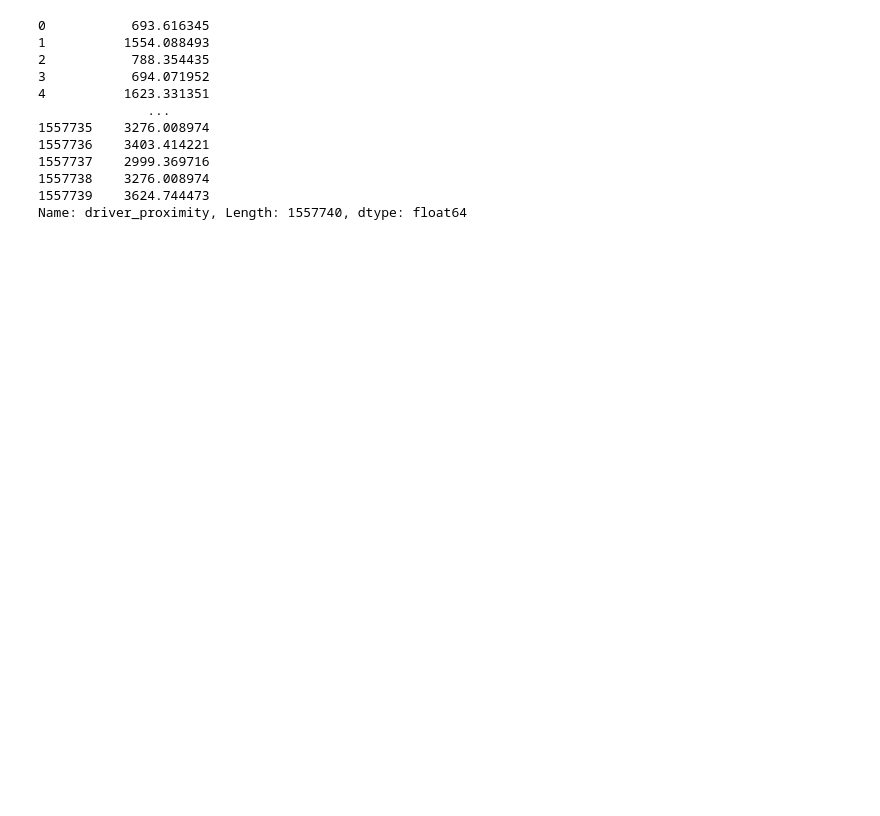
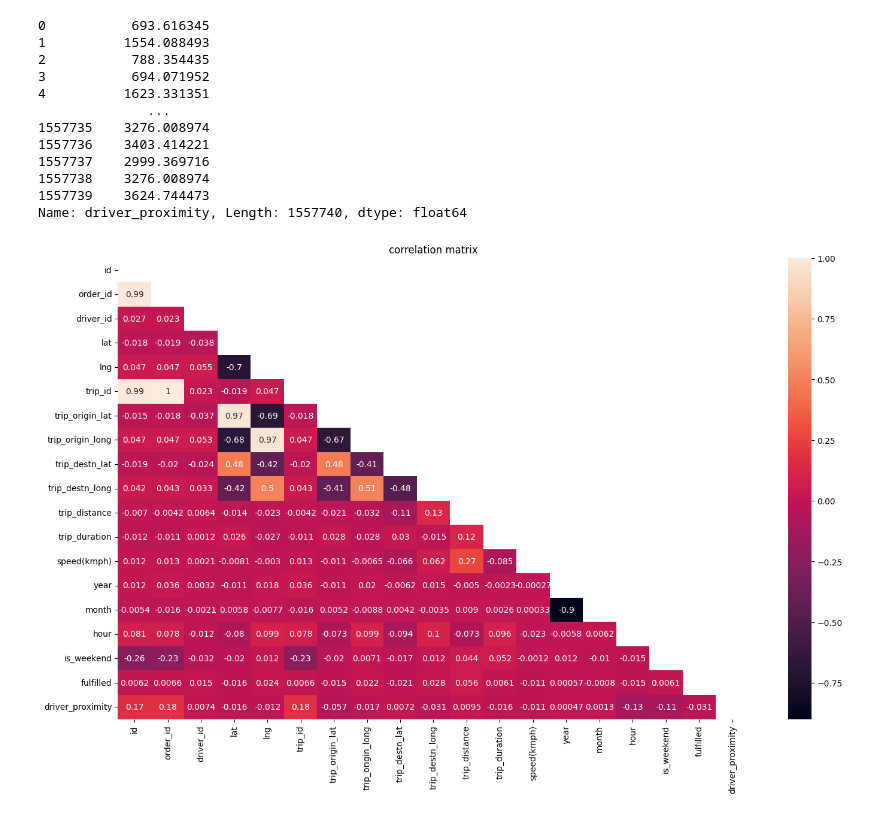
Before and after one commit to nahomHmichael/gokada-delivery-optimisation-with-causal-inference, a Jupyter notebook: notebooks/causal_modelling.ipynb, the cells around one changed output. Cells and saved outputs as stored; diff of their text form; code cells hidden in the pictures; blank space fills up the shorter version.

```diff
--- a/notebooks/causal_modelling.ipynb
+++ b/notebooks/causal_modelling.ipynb
@@ -126,3 +123,9 @@ merged_df['driver_proximity']
 1557738    3276.008974
 1557739    3624.744473
 Name: driver_proximity, Length: 1557740, dtype: float64
+# %%
+UTIL = Helper()
+# %%
+UTIL.show_corr(merged_df,'correlation matrix')
+# %% [output]
+[figure, added]
```
Also changed, not shown: parts of 28 cells of this notebook.
